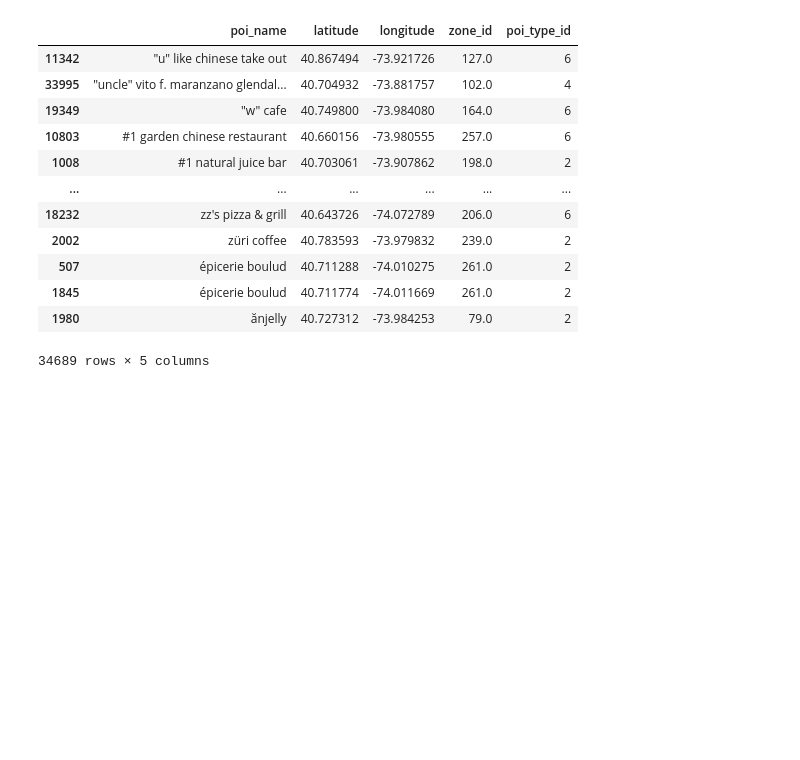
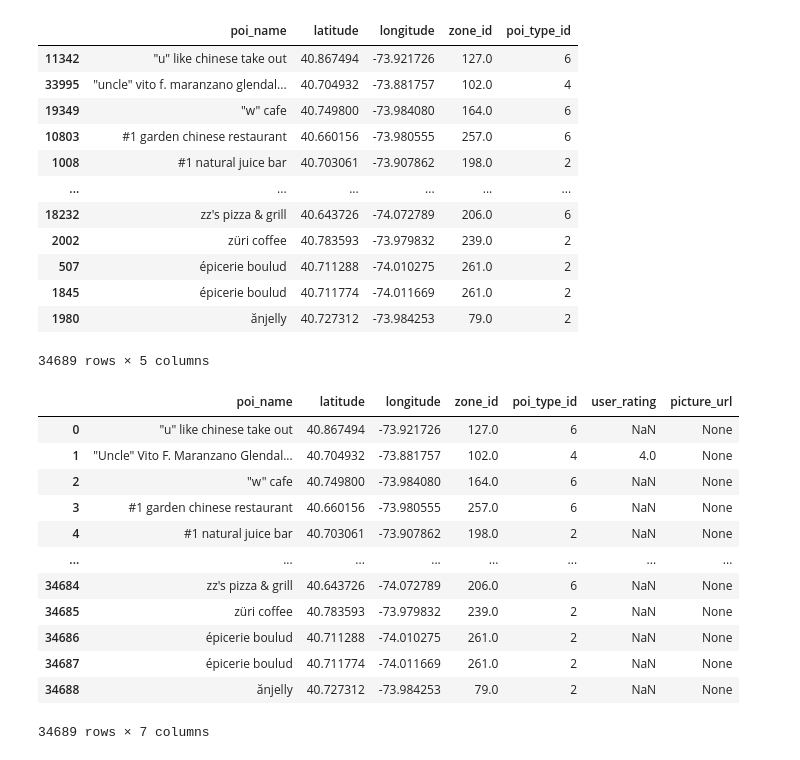
Before and after one commit to zeli8888/COMP47360_Team8_Backend, a Jupyter notebook: data/data_clean.ipynb, the cells around one changed output. Drawn from its saved outputs; the diff is of its cells as text; code cells hidden in the pictures; blank space fills up the shorter version.

Commit message:
data(rating): rating data cleaned

```diff
--- a/data/data_clean.ipynb
+++ b/data/data_clean.ipynb
@@ -95,3 +95,30 @@ pois
 | 1845 | épicerie boulud | 40.711774 | -74.011669 | 261.0 | 2 |
 | 1980 | ănjelly | 40.727312 | -73.984253 | 79.0 | 2 |
 34689 rows × 5 columns
+# %%
+# include poi data with user_rating
+import pandas as pd
+pois = pd.read_csv("poi_data_ryan.csv")
+pois.drop('num_of_reviews', axis=1, inplace=True)
+pois.drop('price_level', axis=1, inplace=True)
+pois.drop('gmap_id', axis=1, inplace=True)
+pois.drop('source', axis=1, inplace=True)
+pois.rename(columns={'avg_rating':'user_rating'}, inplace=True)
+pois['picture_url'] = None
+pois.to_csv("poi_data.csv", index=False)
+# %%
+pois
+# %% [output]
+|  | poi_name | latitude | longitude | zone_id | poi_type_id | user_rating | picture_url |
+| 0 | "u" like chinese take out | 40.867494 | -73.921726 | 127.0 | 6 | NaN | None |
+| 1 | "Uncle" Vito F. Maranzano Glendal... | 40.704932 | -73.881757 | 102.0 | 4 | 4.0 | None |
+| 2 | "w" cafe | 40.749800 | -73.984080 | 164.0 | 6 | NaN | None |
+| 3 | #1 garden chinese restaurant | 40.660156 | -73.980555 | 257.0 | 6 | NaN | None |
+| 4 | #1 natural juice bar | 40.703061 | -73.907862 | 198.0 | 2 | NaN | None |
+| ... | ... | ... | ... | ... | ... | ... | ... |
+| 34684 | zz's pizza & grill | 40.643726 | -74.072789 | 206.0 | 6 | NaN | None |
+| 34685 | züri coffee | 40.783593 | -73.979832 | 239.0 | 2 | NaN | None |
+| 34686 | épicerie boulud | 40.711288 | -74.010275 | 261.0 | 2 | NaN | None |
+| 34687 | épicerie boulud | 40.711774 | -74.011669 | 261.0 | 2 | NaN | None |
+| 34688 | ănjelly | 40.727312 | -73.984253 | 79.0 | 2 | NaN | None |
+34689 rows × 7 columns
```
Also changed, not shown: 5 other files.
